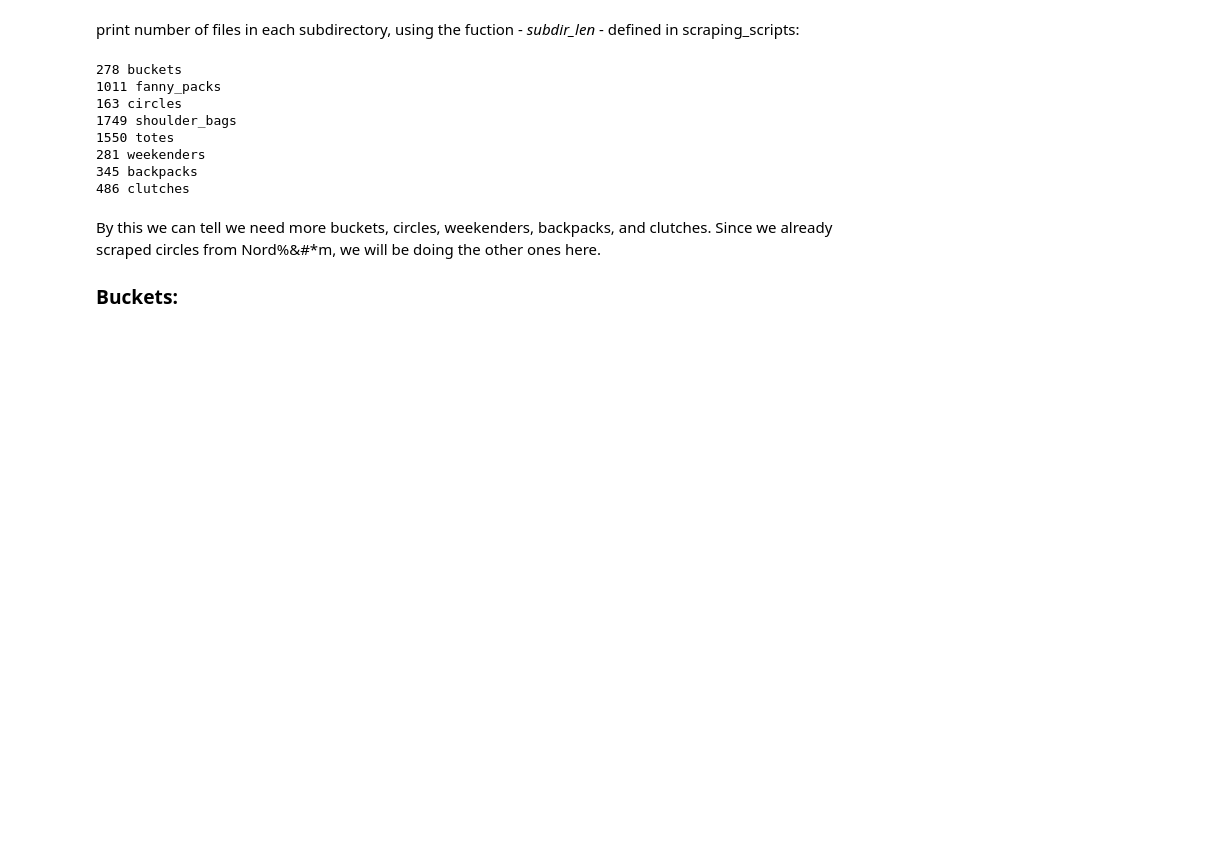
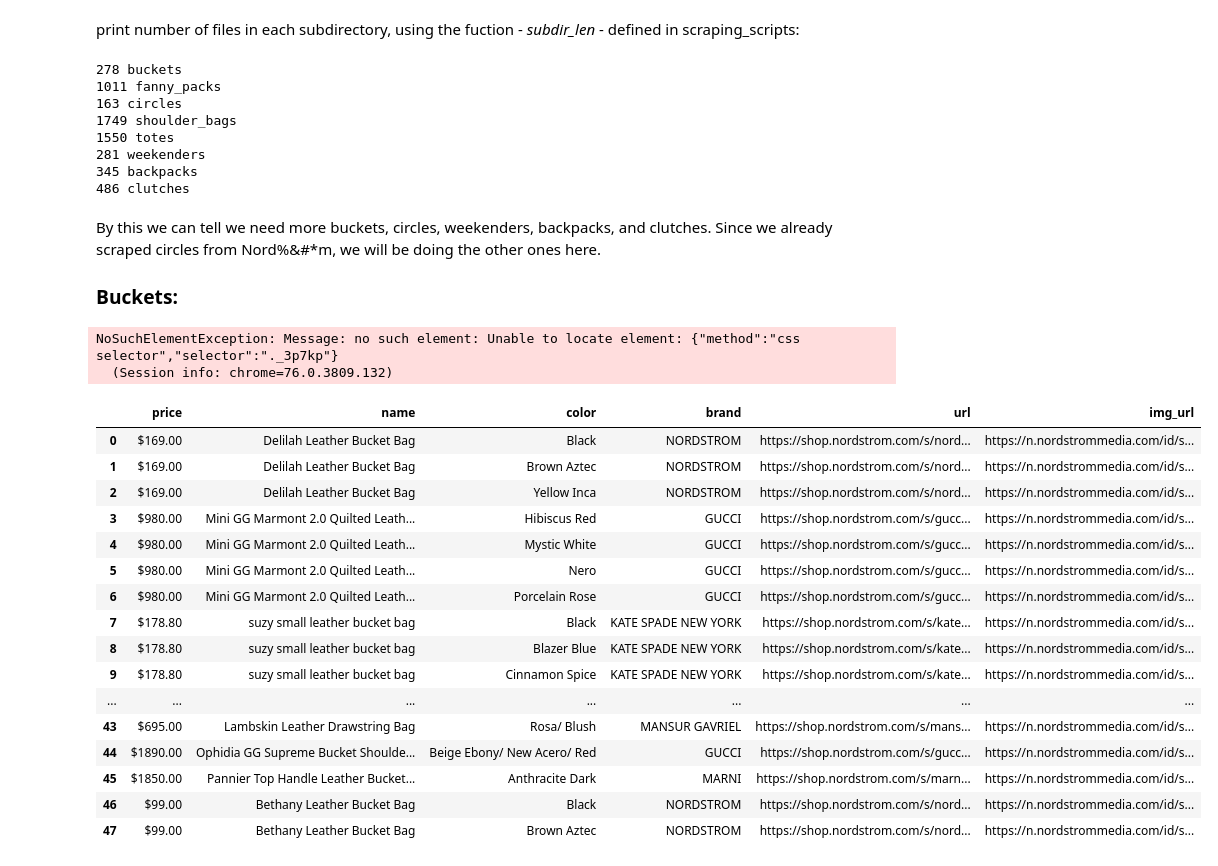
Before and after one commit to graceh3/sustainably, a Jupyter notebook: scaping_scripts/Whimsy_Row_O_My_Bag_and_Herschel_Scraping.ipynb, the cells around one changed output. Cells and saved outputs as stored; diff of their text form; code cells hidden in the pictures; blank space fills up the shorter version.

Commit message:
nord bucket scrape start

```diff
--- a/scaping_scripts/Whimsy_Row_O_My_Bag_and_Herschel_Scraping.ipynb
+++ b/scaping_scripts/Whimsy_Row_O_My_Bag_and_Herschel_Scraping.ipynb
@@ -604,14 +608,14 @@ class_names = ['_1xc1x','_3p7kp','_1OdhS','_2OFk4','_2fvOm']
 # %%
-price_li_bb = []
-name_li_bb = []
-color_bb = []
-brand_bb = []
-url_li_bb = []
-img_li_bb = []
+# price_li_bb = []
+# name_li_bb = []
+# color_bb = []
+# brand_bb = []
+# url_li_bb = []
+# img_li_bb = []
 
-for bag in bag_urls:
+for bag in bb_urls[26:]:
     driver.get(bag)
-    color_options = driver.find_elements_by_class_name('_25QPq')
+    color_options = driver.find_elements_by_class_name('_3lh0_')
     counter = 0
     if len(color_options) > 1:
         color_options[0].click()
@@ -620,11 +624,24 @@ for bag in bag_urls:
                        url_li_bb,brand_bb,class_names_bb,counter)
         for i in color_options[1:]:
             counter += 1
-            time.sleep(2)
+            time.sleep(1)
             i.click()
-            get_attributes(img_li_bb,price_li,name_li_bb,color_bb,
+            get_attributes(img_li_bb,price_li_bb,name_li_bb,color_bb,
                            url_li_bb,brand_bb,class_names_bb,counter)
     else:
         time.sleep(1)
         get_attributes(img_li_bb,price_li_bb,name_li_bb,color_bb,
                        url_li_bb,brand_bb,class_names_bb,counter)
+# %% [output]
+NoSuchElementException: Message: no such element: Unable to locate element: {"method":"css selector","selector":"._3p7kp"}
+  (Session info: chrome=76.0.3809.132)
+# %%
+price_li_bb = price_li_bb[:48]
+name_li_bb = name_li_bb[:48]
+color_bb = color_bb[:48]
+brand_bb = brand_bb[:48]
+url_li_bb = url_li_bb[:48]
+img_li_bb = img_li_bb[:48]
+# %%
+nord_bb = pd.DataFrame(list(zip(price_li_bb, name_li_bb, color_bb, brand_bb, url_li_bb, img_li_bb)),
+                       columns=['price','name','color','brand','url','img_url'])
@@ -630,0 +654,20 @@ for bag in bag_urls:
+# %%
+nord_bb.iloc[:48,:]
+# %% [output]
+|  | price | name | color | brand | url | img_url |
+| 0 | $169.00 | Delilah Leather Bucket Bag | Black | NORDSTROM | https://shop.nordstrom.com/s/nord... | https://n.nordstrommedia.com/id/s... |
+| 1 | $169.00 | Delilah Leather Bucket Bag | Brown Aztec | NORDSTROM | https://shop.nordstrom.com/s/nord... | https://n.nordstrommedia.com/id/s... |
+| 2 | $169.00 | Delilah Leather Bucket Bag | Yellow Inca | NORDSTROM | https://shop.nordstrom.com/s/nord... | https://n.nordstrommedia.com/id/s... |
+| 3 | $980.00 | Mini GG Marmont 2.0 Quilted Leath... | Hibiscus Red | GUCCI | https://shop.nordstrom.com/s/gucc... | https://n.nordstrommedia.com/id/s... |
+| 4 | $980.00 | Mini GG Marmont 2.0 Quilted Leath... | Mystic White | GUCCI | https://shop.nordstrom.com/s/gucc... | https://n.nordstrommedia.com/id/s... |
+| 5 | $980.00 | Mini GG Marmont 2.0 Quilted Leath... | Nero | GUCCI | https://shop.nordstrom.com/s/gucc... | https://n.nordstrommedia.com/id/s... |
+| 6 | $980.00 | Mini GG Marmont 2.0 Quilted Leath... | Porcelain Rose | GUCCI | https://shop.nordstrom.com/s/gucc... | https://n.nordstrommedia.com/id/s... |
+| 7 | $178.80 | suzy small leather bucket bag | Black | KATE SPADE NEW YORK | https://shop.nordstrom.com/s/kate... | https://n.nordstrommedia.com/id/s... |
+| 8 | $178.80 | suzy small leather bucket bag | Blazer Blue | KATE SPADE NEW YORK | https://shop.nordstrom.com/s/kate... | https://n.nordstrommedia.com/id/s... |
+| 9 | $178.80 | suzy small leather bucket bag | Cinnamon Spice | KATE SPADE NEW YORK | https://shop.nordstrom.com/s/kate... | https://n.nordstrommedia.com/id/s... |
+| ... | ... | ... | ... | ... | ... | ... |
+| 43 | $695.00 | Lambskin Leather Drawstring Bag | Rosa/ Blush | MANSUR GAVRIEL | https://shop.nordstrom.com/s/mans... | https://n.nordstrommedia.com/id/s... |
+| 44 | $1890.00 | Ophidia GG Supreme Bucket Shoulde... | Beige Ebony/ New Acero/ Red | GUCCI | https://shop.nordstrom.com/s/gucc... | https://n.nordstrommedia.com/id/s... |
+| 45 | $1850.00 | Pannier Top Handle Leather Bucket... | Anthracite Dark | MARNI | https://shop.nordstrom.com/s/marn... | https://n.nordstrommedia.com/id/s... |
+| 46 | $99.00 | Bethany Leather Bucket Bag | Black | NORDSTROM | https://shop.nordstrom.com/s/nord... | https://n.nordstrommedia.com/id/s... |
+| 47 | $99.00 | Bethany Leather Bucket Bag | Brown Aztec | NORDSTROM | https://shop.nordstrom.com/s/nord... | https://n.nordstrommedia.com/id/s... |
```
Also changed, not shown: parts of 9 cells of this notebook, 4 other files.
